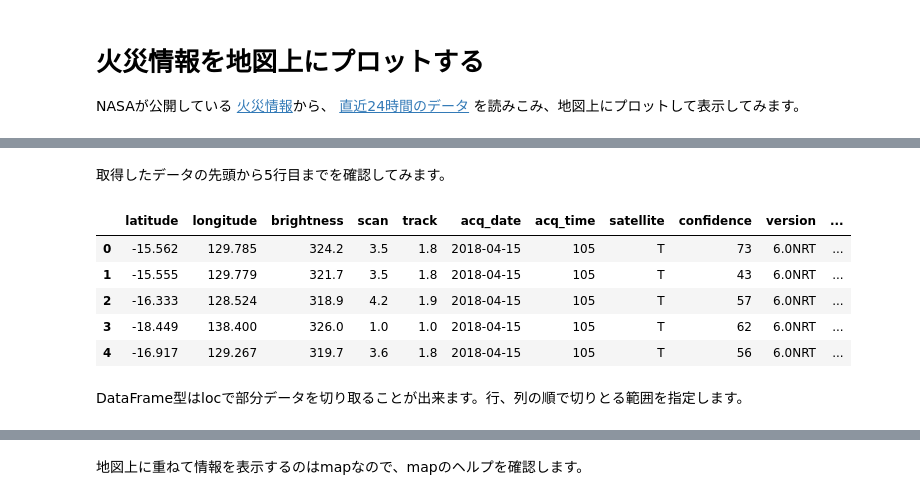
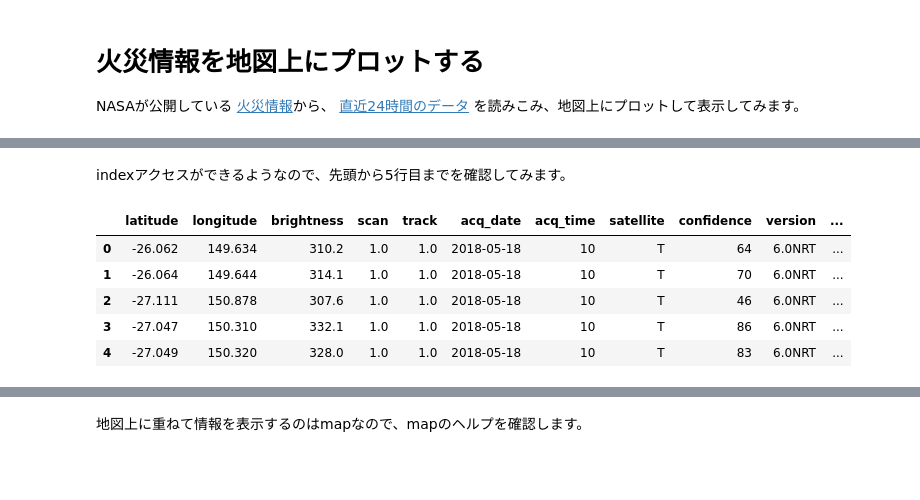
Before and after one commit to nichiwa-specialist/datalab-notebooks, a Jupyter notebook: FIRMS_headmap.ipynb, the cells around one changed output, grey strips where cells are left out. Saved outputs shown, nothing was run; the diff lists cells and outputs as text; code cells hidden in the pictures; blank space fills up the shorter version.

```diff
--- a/FIRMS_headmap.ipynb
+++ b/FIRMS_headmap.ipynb
@@ -27,6 +44,5 @@ csv形式の文字列を表形式のデータとして解析するには、`pd.r
 # %%
-url = "https://firms.modaps.eosdis.nasa.gov/data/active_fire/c6/csv/MODIS_C6_Global_24h.csv"
-modis = pd.read_csv(io.StringIO(requests.get(url).content.decode('utf-8')))
+csv = pd.read_csv('https://firms.modaps.eosdis.nasa.gov/data/active_fire/c6/csv/MODIS_C6_Global_24h.csv')
 
-type(modis)
+help(csv)
 # %% [output]
@@ -34,13 +66,11 @@ pandas.core.frame.DataFrame
-# %% [markdown]
-取得したデータの先頭から5行目までを確認してみます。
+# %% [markdown]
+indexアクセスができるようなので、先頭から5行目までを確認してみます。
 # %%
-modis[:5]
+csv[:5]
 # %% [output]
 |  | latitude | longitude | brightness | scan | track | acq_date | acq_time | satellite | confidence | version | ... |
-| 0 | -15.562 | 129.785 | 324.2 | 3.5 | 1.8 | 2018-04-15 | 105 | T | 73 | 6.0NRT | ... |
-| 1 | -15.555 | 129.779 | 321.7 | 3.5 | 1.8 | 2018-04-15 | 105 | T | 43 | 6.0NRT | ... |
-| 2 | -16.333 | 128.524 | 318.9 | 4.2 | 1.9 | 2018-04-15 | 105 | T | 57 | 6.0NRT | ... |
-| 3 | -18.449 | 138.400 | 326.0 | 1.0 | 1.0 | 2018-04-15 | 105 | T | 62 | 6.0NRT | ... |
-| 4 | -16.917 | 129.267 | 319.7 | 3.6 | 1.8 | 2018-04-15 | 105 | T | 56 | 6.0NRT | ... |
+| 0 | -26.062 | 149.634 | 310.2 | 1.0 | 1.0 | 2018-05-18 | 10 | T | 64 | 6.0NRT | ... |
+| 1 | -26.064 | 149.644 | 314.1 | 1.0 | 1.0 | 2018-05-18 | 10 | T | 70 | 6.0NRT | ... |
+| 2 | -27.111 | 150.878 | 307.6 | 1.0 | 1.0 | 2018-05-18 | 10 | T | 46 | 6.0NRT | ... |
+| 3 | -27.047 | 150.310 | 332.1 | 1.0 | 1.0 | 2018-05-18 | 10 | T | 86 | 6.0NRT | ... |
+| 4 | -27.049 | 150.320 | 328.0 | 1.0 | 1.0 | 2018-05-18 | 10 | T | 83 | 6.0NRT | ... |
-# %% [markdown]
-DataFrame型はlocで部分データを切り取ることが出来ます。行、列の順で切りとる範囲を指定します。
```
Also changed, not shown: parts of 15 cells of this notebook.
